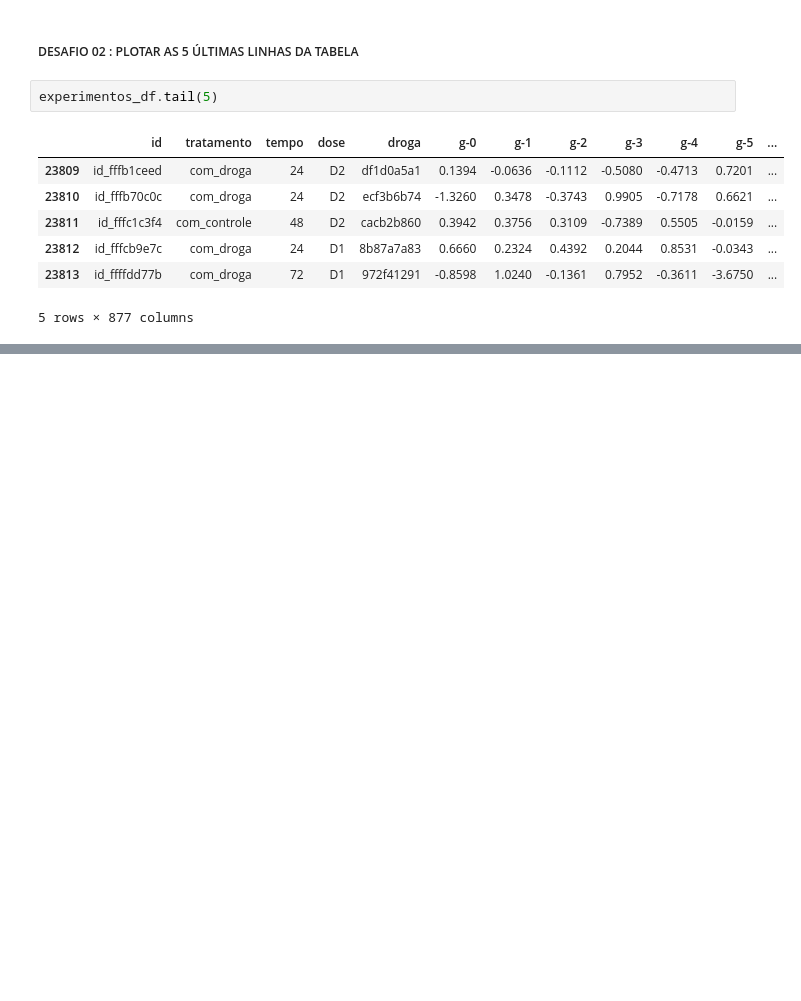
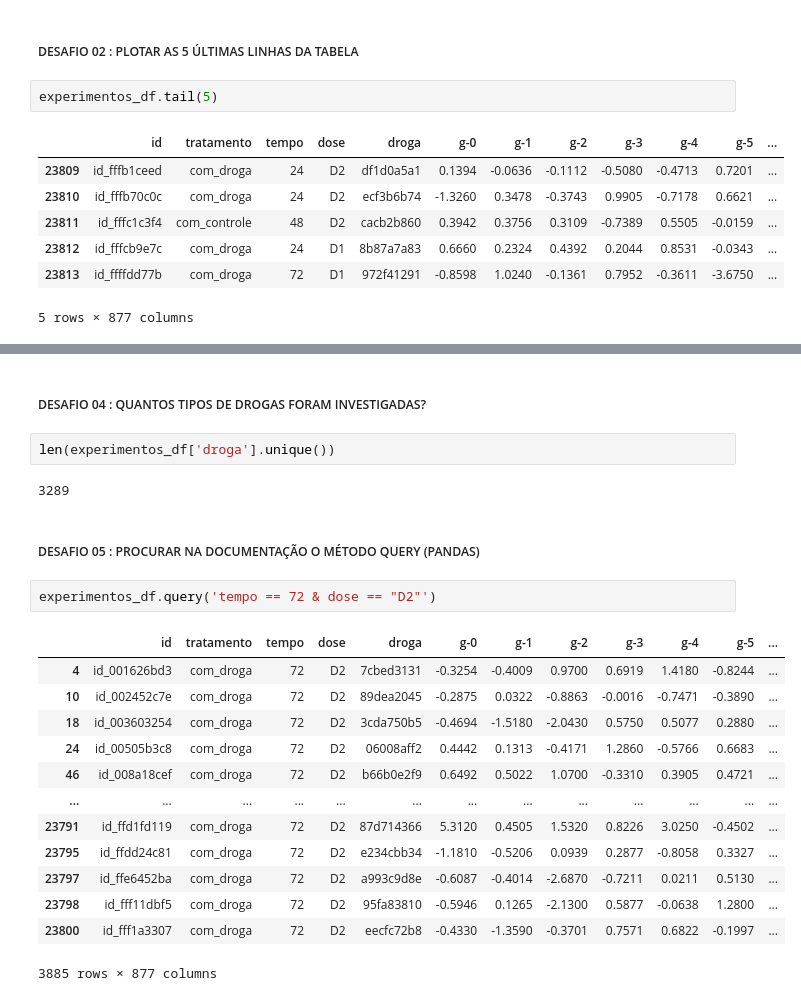
Before and after one commit to rafaelbraga/alura-imersao-de-dados-2021, a Jupyter notebook: Aula01.ipynb, the cells around one changed output, grey strips where cells are left out. Cells and saved outputs as stored; diff of their text form; blank space fills up the shorter version.

```diff
--- a/Aula01.ipynb
+++ b/Aula01.ipynb
@@ -118,0 +122,24 @@ experimentos_df.tail(5)
+# %% [markdown]
+##### DESAFIO 04 : QUANTOS TIPOS DE DROGAS FORAM INVESTIGADAS?
+# %%
+len(experimentos_df['droga'].unique())
+# %% [output]
+3289
+# %% [markdown]
+##### DESAFIO 05 : PROCURAR NA DOCUMENTAÇÃO O MÉTODO QUERY (PANDAS)
+# %%
+experimentos_df.query('tempo == 72 & dose == "D2"')
+# %% [output]
+|  | id | tratamento | tempo | dose | droga | g-0 | g-1 | g-2 | g-3 | g-4 | g-5 | ... |
+| 4 | id_001626bd3 | com_droga | 72 | D2 | 7cbed3131 | -0.3254 | -0.4009 | 0.9700 | 0.6919 | 1.4180 | -0.8244 | ... |
+| 10 | id_002452c7e | com_droga | 72 | D2 | 89dea2045 | -0.2875 | 0.0322 | -0.8863 | -0.0016 | -0.7471 | -0.3890 | ... |
+| 18 | id_003603254 | com_droga | 72 | D2 | 3cda750b5 | -0.4694 | -1.5180 | -2.0430 | 0.5750 | 0.5077 | 0.2880 | ... |
+| 24 | id_00505b3c8 | com_droga | 72 | D2 | 06008aff2 | 0.4442 | 0.1313 | -0.4171 | 1.2860 | -0.5766 | 0.6683 | ... |
+| 46 | id_008a18cef | com_droga | 72 | D2 | b66b0e2f9 | 0.6492 | 0.5022 | 1.0700 | -0.3310 | 0.3905 | 0.4721 | ... |
+| ... | ... | ... | ... | ... | ... | ... | ... | ... | ... | ... | ... | ... |
+| 23791 | id_ffd1fd119 | com_droga | 72 | D2 | 87d714366 | 5.3120 | 0.4505 | 1.5320 | 0.8226 | 3.0250 | -0.4502 | ... |
+| 23795 | id_ffdd24c81 | com_droga | 72 | D2 | e234cbb34 | -1.1810 | -0.5206 | 0.0939 | 0.2877 | -0.8058 | 0.3327 | ... |
+| 23797 | id_ffe6452ba | com_droga | 72 | D2 | a993c9d8e | -0.6087 | -0.4014 | -2.6870 | -0.7211 | 0.0211 | 0.5130 | ... |
+| 23798 | id_fff11dbf5 | com_droga | 72 | D2 | 95fa83810 | -0.5946 | 0.1265 | -2.1300 | 0.5877 | -0.0638 | 1.2800 | ... |
+| 23800 | id_fff1a3307 | com_droga | 72 | D2 | eecfc72b8 | -0.4330 | -1.3590 | -0.3701 | 0.7571 | 0.6822 | -0.1997 | ... |
+3885 rows × 877 columns
```
Also changed, not shown: parts of 9 cells of this notebook.
